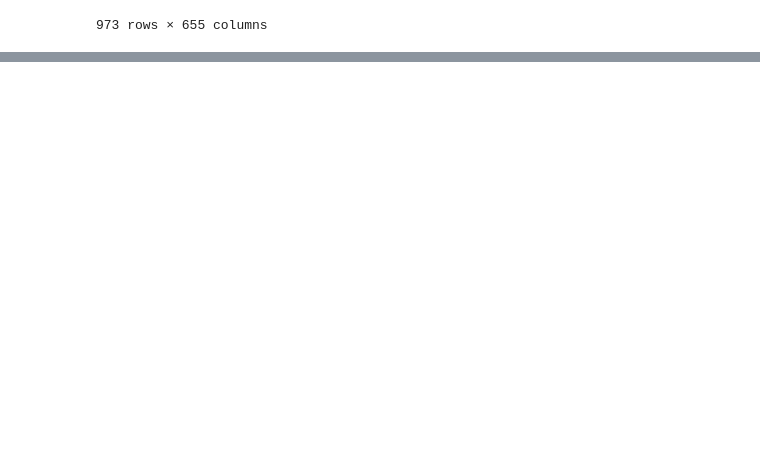
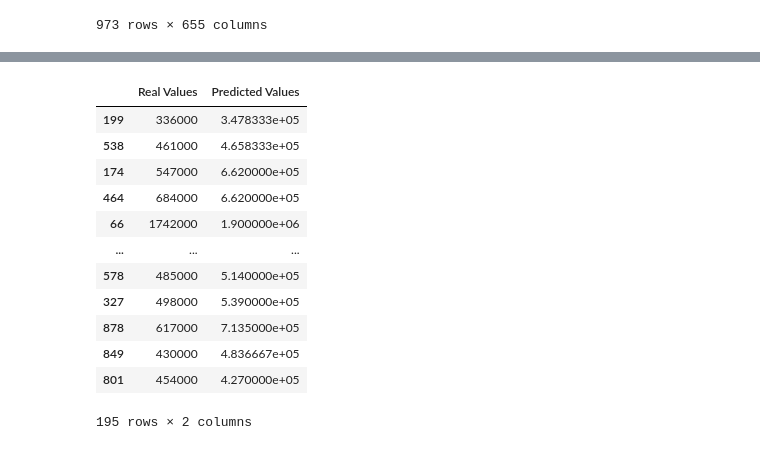
Before and after one commit to SamuelRobins/Capstone_Project, a Jupyter notebook: Untitled.ipynb, the cells around one changed output, grey strips where cells are left out. Saved outputs shown, nothing was run; the diff lists cells and outputs as text; code cells hidden in the pictures; blank space fills up the shorter version.

```diff
--- a/Untitled.ipynb
+++ b/Untitled.ipynb
@@ -242,0 +383,2 @@ df1
+# %%
+gs.fit(X_train,y_train)
@@ -242,0 +404,2 @@ df1
+# %%
+best_dtr = DecisionTreeRegressor(criterion= 'friedman_mse', min_samples_split =  7, splitter= 'best')
@@ -242,0 +419,2 @@ df1
+# %%
+best_dtr.fit(X_train,y_train)
@@ -242,0 +423,3 @@ df1
+# %%
+y_pred = best_dtr.predict(X_test)
+y_pred
@@ -242,0 +444,17 @@ df1
+# %%
+Comparison_df = pd.DataFrame({'Real Values':y_test, 'Predicted Values':y_pred})
+Comparison_df
+# %% [output]
+|  | Real Values | Predicted Values |
+| 199 | 336000 | 3.478333e+05 |
+| 538 | 461000 | 4.658333e+05 |
+| 174 | 547000 | 6.620000e+05 |
+| 464 | 684000 | 6.620000e+05 |
+| 66 | 1742000 | 1.900000e+06 |
+| ... | ... | ... |
+| 578 | 485000 | 5.140000e+05 |
+| 327 | 498000 | 5.390000e+05 |
+| 878 | 617000 | 7.135000e+05 |
+| 849 | 430000 | 4.836667e+05 |
+| 801 | 454000 | 4.270000e+05 |
+195 rows × 2 columns
```
Also changed, not shown: parts of 55 cells of this notebook.
